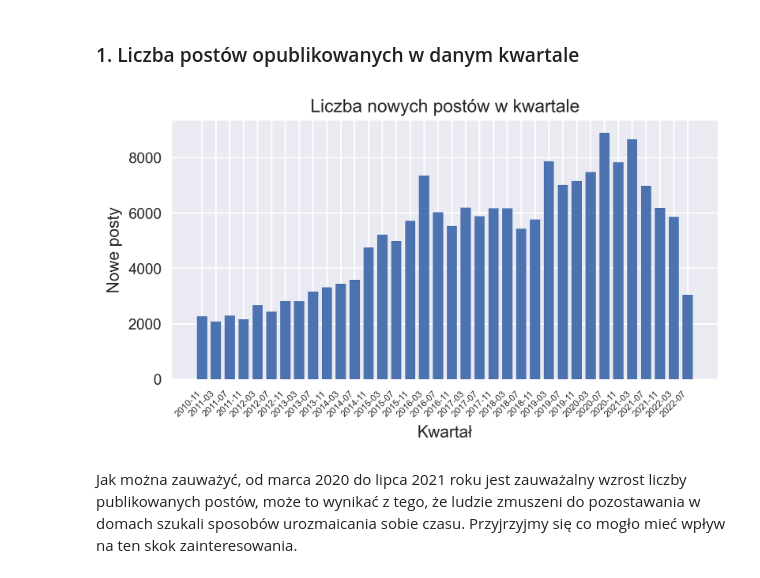
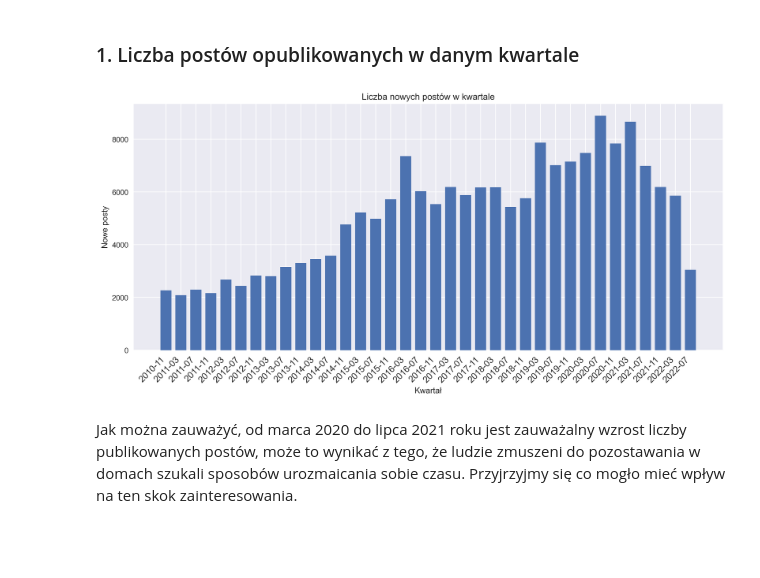
Before and after one commit to nikonowiczp/r_python_pd2, a Jupyter notebook: diy.ipynb, the cells around one changed output. Drawn from its saved outputs; the diff is of its cells as text; code cells hidden in the pictures; blank space fills up the shorter version.

```diff
--- a/diy.ipynb
+++ b/diy.ipynb
@@ -40,22 +39,24 @@ tags = pd.read_xml("diy/Tags.xml", parser = 'etree')
 # %%
 posts['CreationDateMonth'] = [datetime(int(date[0:4]), int(date[5:7]), 1) for date in posts.CreationDate]
 
 grouped = posts.groupby(by=posts.CreationDateMonth)['Id'].count().reset_index()
 
 grouped.rename(columns = {'CreationDateMonth':'Month', 'Id':'Count'}, inplace = True)
 grouped.sort_values(by = "Month", ascending=True, inplace=True)
 
 interval = grouped.resample('4m', on='Month').Count.sum()[1:].reset_index()
 
+fig = plt.subplots(figsize=(12, 6))
+
 plt.bar(interval['Month'], interval['Count'], width = 90)
-plt.xticks(interval['Month'], interval['Count'], rotation=45, fontsize='6', horizontalalignment='right')
+plt.xticks(interval['Month'], interval['Count'], rotation=45, fontsize='12', horizontalalignment='right')
 plt.gca().xaxis.set_major_formatter(mdates.DateFormatter('%Y-%m'))
 plt.title('Liczba nowych postów w kwartale')
 plt.xlabel('Kwartał')
 plt.ylabel('Nowe posty')
 plt.show()
 # %% [output]
-[figure, old version]
+[figure, new version]
 # %% [markdown]
 Jak można zauważyć, od marca 2020 do lipca 2021 roku jest zauważalny wzrost liczby publikowanych postów, może to wynikać z tego, że ludzie zmuszeni do pozostawania w domach szukali sposobów urozmaicania sobie czasu. Przyjrzyjmy się co mogło mieć wpływ na ten skok zainteresowania.
 # %% [markdown]
```
Also changed, not shown: parts of 5 cells of this notebook, 10 other files.
